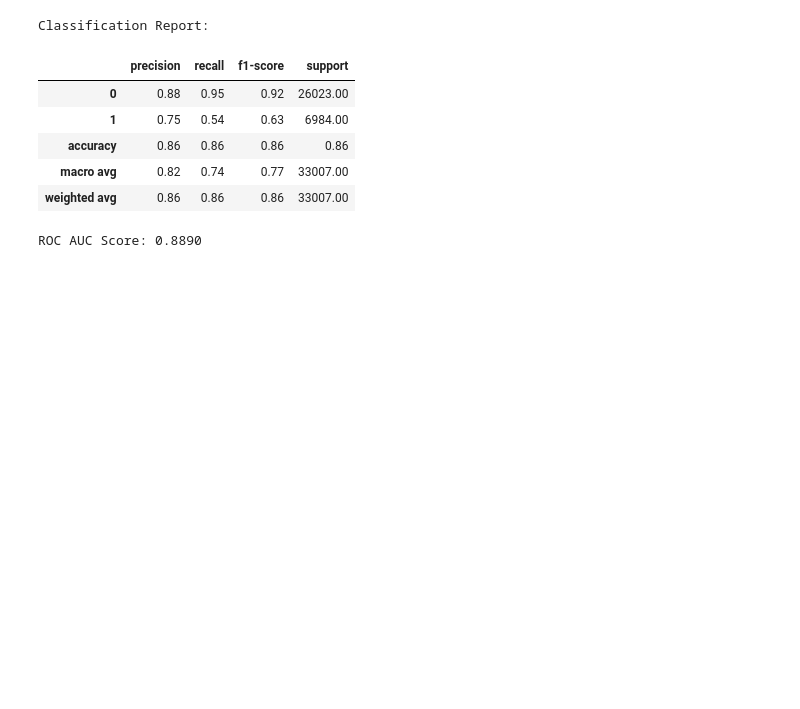
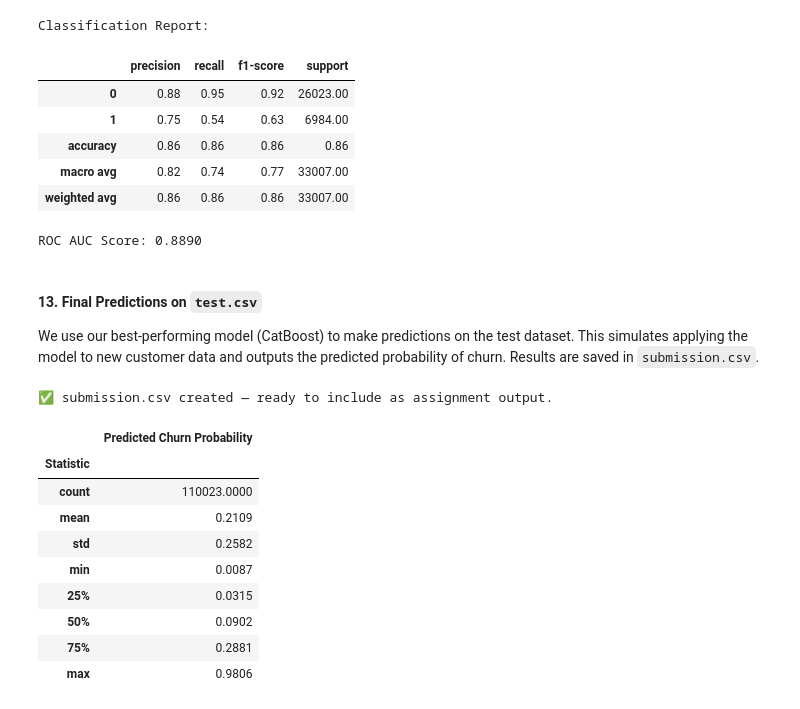
Before and after one commit to naomitogbe/kaggle-binary-classification, a Jupyter notebook: churn_modelling.ipynb, the cells around one changed output. Cells and saved outputs as stored; diff of their text form; code cells hidden in the pictures; blank space fills up the shorter version.

```diff
--- a/churn_modelling.ipynb
+++ b/churn_modelling.ipynb
@@ -515,3 +515,65 @@ Classification Report:
 | macro avg | 0.82 | 0.74 | 0.77 | 33007.00 |
 | weighted avg | 0.86 | 0.86 | 0.86 | 33007.00 |
 ROC AUC Score: 0.8890
+# %% [markdown]
+#### 13. Final Predictions on `test.csv`
+
+We use our best-performing model (CatBoost) to make predictions on the test dataset. This simulates applying the model to new customer data and outputs the predicted probability of churn. Results are saved in `submission.csv`.
+# %%
+# Load test.csv
+test_df = pd.read_csv("data/test.csv")
+
+# Preprocess test data to match training
+test_processed = test_df.copy()
+
+# Drop unused columns
+test_processed = test_processed.drop(['CustomerId', 'Surname'], axis=1)
+
+# Encode Gender
+test_processed['Gender'] = test_processed['Gender'].map({'Male': 1, 'Female': 0})
+
+# One-hot encode Geography (drop_first=True)
+test_processed = pd.get_dummies(test_processed, columns=['Geography'], drop_first=True)
+
+# Add engineered features
+test_processed['BalanceSalaryRatio'] = test_processed['Balance'] / (test_processed['EstimatedSalary'] + 1e-5)
+test_processed['HasBalance'] = test_processed['Balance'].apply(lambda x: 1 if x > 0 else 0)
+
+# Reorder to match training columns
+test_processed = test_processed[X_train.columns]
+
+# Predict probabilities using best model (CatBoost)
+y_test_pred = cat_clf.predict_proba(test_processed)[:, 1]
+
+# Save predictions
+submission = pd.DataFrame({
+    'id': test_df['id'],
+    'Exited': y_test_pred  # probability of churn
+})
+
+submission.to_csv("submission.csv", index=False)
+
+print("✅ submission.csv created")
+# %% [output]
+✅ submission.csv created — ready to include as assignment output.
+# %%
+# Get descriptive stats
+desc_stats = submission['Exited'].describe()
+
+# Format and round neatly
+desc_df = pd.DataFrame(desc_stats.round(4)).rename(columns={'Exited': 'Predicted Churn Probability'})
+desc_df.index.name = 'Statistic'
+
+# Display as styled table
+display(desc_df)
+# %% [output]
+|  | Predicted Churn Probability |
+| Statistic |  |
+| count | 110023.0000 |
+| mean | 0.2109 |
+| std | 0.2582 |
+| min | 0.0087 |
+| 25% | 0.0315 |
+| 50% | 0.0902 |
+| 75% | 0.2881 |
+| max | 0.9806 |
```
Also changed, not shown: parts of 3 cells of this notebook, 1 other file.
